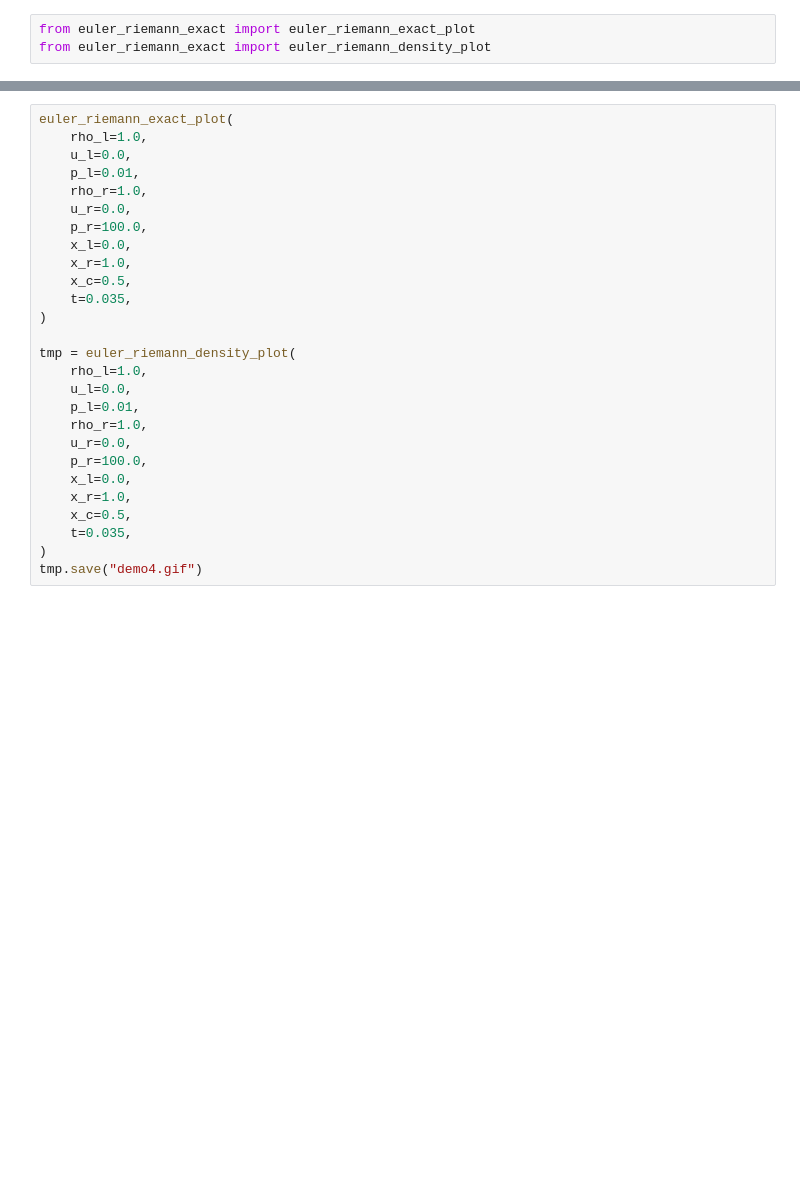
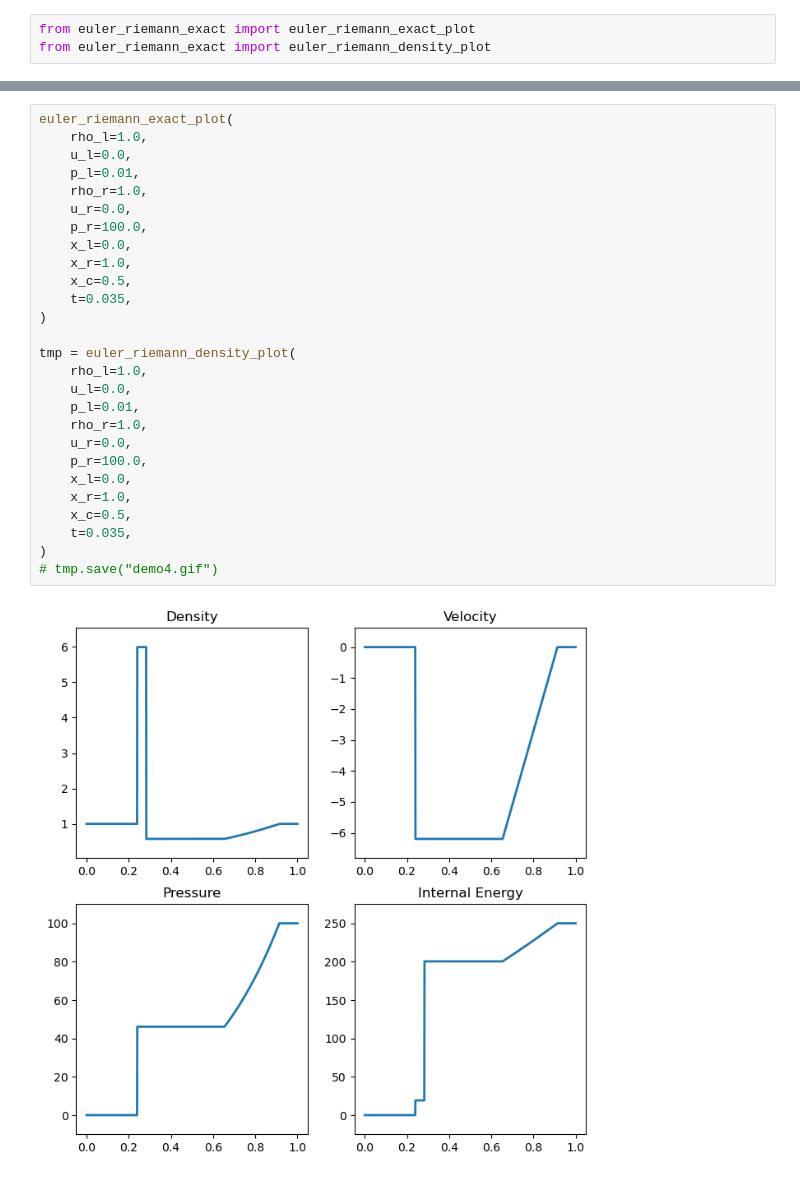
Before and after one commit to fenglielie/pykit, a Jupyter notebook: base/euler_riemann_exact/demo.ipynb, the cells around one changed output, grey strips where cells are left out. Saved outputs shown, nothing was run; the diff lists cells and outputs as text; blank space fills up the shorter version.

```diff
--- a/base/euler_riemann_exact/demo.ipynb
+++ b/base/euler_riemann_exact/demo.ipynb
@@ -85,27 +97,29 @@ tmp.save("demo3.gif")
 # %%
 euler_riemann_exact_plot(
     rho_l=1.0,
     u_l=0.0,
     p_l=0.01,
     rho_r=1.0,
     u_r=0.0,
     p_r=100.0,
     x_l=0.0,
     x_r=1.0,
     x_c=0.5,
     t=0.035,
 )
 
 tmp = euler_riemann_density_plot(
     rho_l=1.0,
     u_l=0.0,
     p_l=0.01,
     rho_r=1.0,
     u_r=0.0,
     p_r=100.0,
     x_l=0.0,
     x_r=1.0,
     x_c=0.5,
     t=0.035,
 )
-tmp.save("demo4.gif")
+# tmp.save("demo4.gif")
+# %% [output]
+[figure, added]
```
Also changed, not shown: parts of 7 cells of this notebook, 1 other file.
